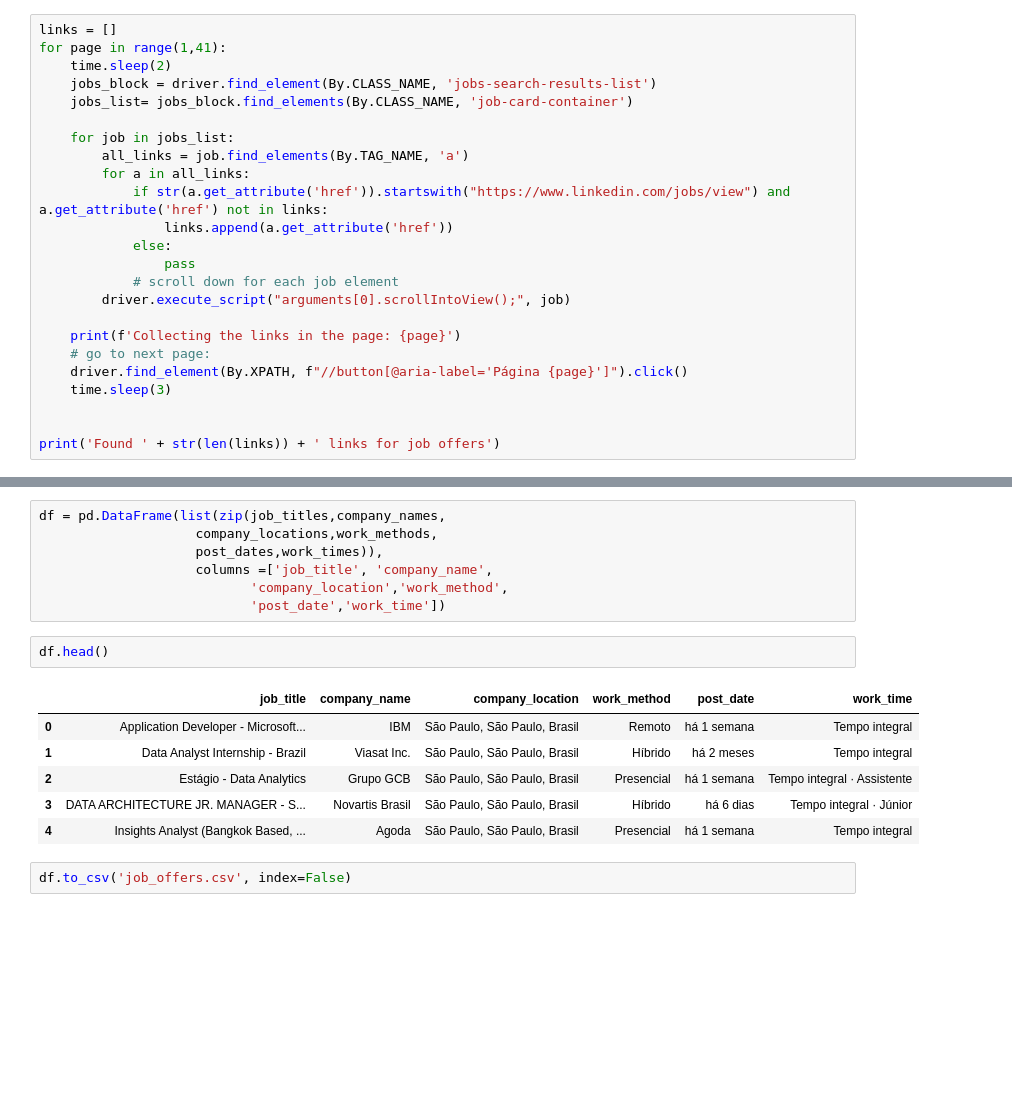
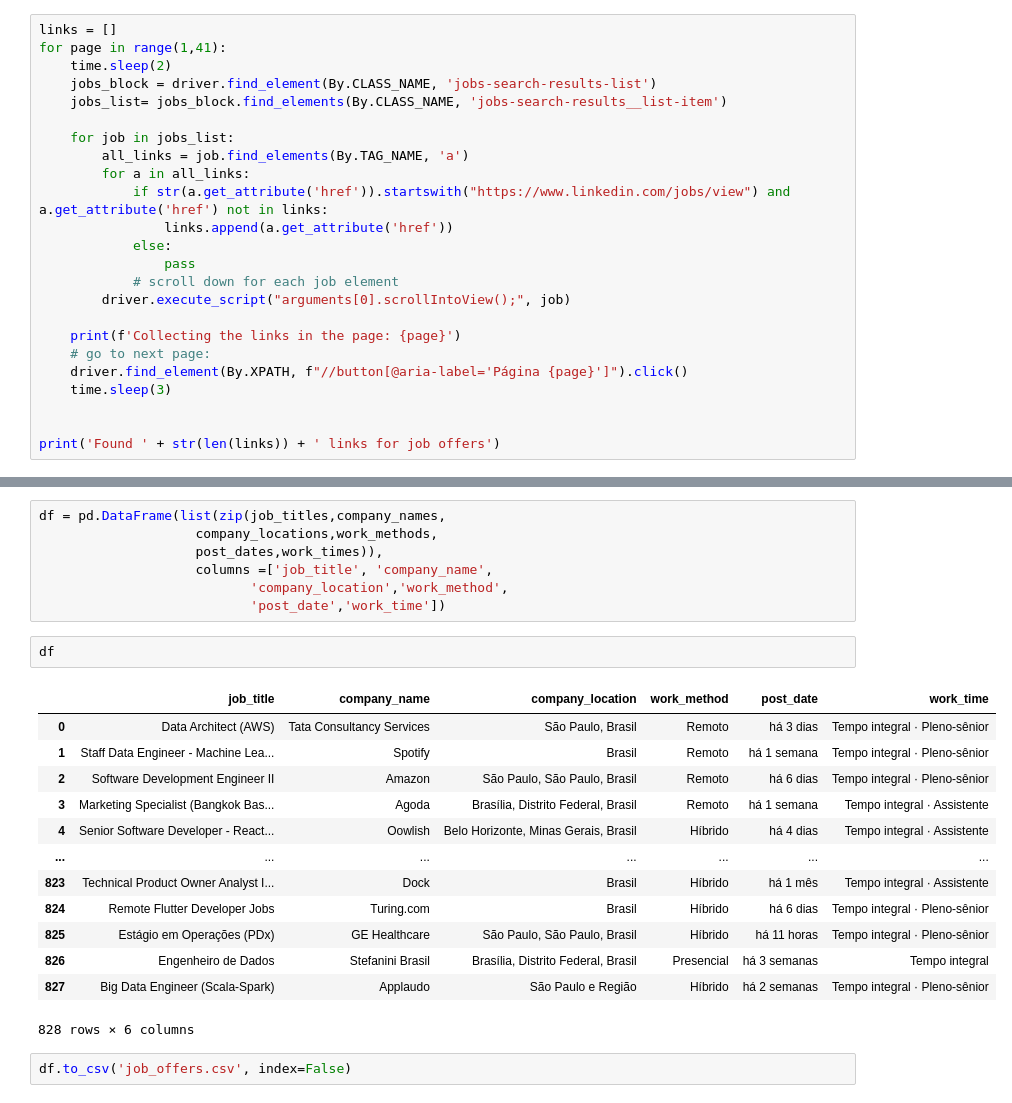
Before and after one commit to CarlosEduardoAS/analise-de-cargos-em-dados, a Jupyter notebook: coleta.ipynb, the cells around one changed output, grey strips where cells are left out. Drawn from its saved outputs; the diff is of its cells as text; blank space fills up the shorter version.

```diff
--- a/coleta.ipynb
+++ b/coleta.ipynb
@@ -36,7 +36,7 @@ links = []
 for page in range(1,41):
     time.sleep(2)
     jobs_block = driver.find_element(By.CLASS_NAME, 'jobs-search-results-list')
-    jobs_list= jobs_block.find_elements(By.CLASS_NAME, 'job-card-container')
+    jobs_list= jobs_block.find_elements(By.CLASS_NAME, 'jobs-search-results__list-item')
 
     for job in jobs_list:
         all_links = job.find_elements(By.TAG_NAME, 'a')
@@ -147,14 +147,21 @@ df = pd.DataFrame(list(zip(job_titles,company_names,
                            'company_location','work_method',
                            'post_date','work_time'])
 # %%
-df.head()
+df
 # %% [output]
 |  | job_title | company_name | company_location | work_method | post_date | work_time |
-| 0 | Application Developer - Microsoft... | IBM | São Paulo, São Paulo, Brasil | Remoto | há 1 semana | Tempo integral |
-| 1 | Data Analyst Internship - Brazil | Viasat Inc. | São Paulo, São Paulo, Brasil | Híbrido | há 2 meses | Tempo integral |
-| 2 | Estágio - Data Analytics | Grupo GCB | São Paulo, São Paulo, Brasil | Presencial | há 1 semana | Tempo integral · Assistente |
-| 3 | DATA ARCHITECTURE JR. MANAGER - S... | Novartis Brasil | São Paulo, São Paulo, Brasil | Híbrido | há 6 dias | Tempo integral · Júnior |
-| 4 | Insights Analyst (Bangkok Based, ... | Agoda | São Paulo, São Paulo, Brasil | Presencial | há 1 semana | Tempo integral |
+| 0 | Data Architect (AWS) | Tata Consultancy Services | São Paulo, Brasil | Remoto | há 3 dias | Tempo integral · Pleno-sênior |
+| 1 | Staff Data Engineer - Machine Lea... | Spotify | Brasil | Remoto | há 1 semana | Tempo integral · Pleno-sênior |
+| 2 | Software Development Engineer II | Amazon | São Paulo, São Paulo, Brasil | Remoto | há 6 dias | Tempo integral · Pleno-sênior |
+| 3 | Marketing Specialist (Bangkok Bas... | Agoda | Brasília, Distrito Federal, Brasil | Remoto | há 1 semana | Tempo integral · Assistente |
+| 4 | Senior Software Developer - React... | Oowlish | Belo Horizonte, Minas Gerais, Brasil | Híbrido | há 4 dias | Tempo integral · Assistente |
+| ... | ... | ... | ... | ... | ... | ... |
+| 823 | Technical Product Owner Analyst I... | Dock | Brasil | Híbrido | há 1 mês | Tempo integral · Assistente |
+| 824 | Remote Flutter Developer Jobs | Turing.com | Brasil | Híbrido | há 6 dias | Tempo integral · Pleno-sênior |
+| 825 | Estágio em Operações (PDx) | GE Healthcare | São Paulo, São Paulo, Brasil | Híbrido | há 11 horas | Tempo integral · Pleno-sênior |
+| 826 | Engenheiro de Dados | Stefanini Brasil | Brasília, Distrito Federal, Brasil | Presencial | há 3 semanas | Tempo integral |
+| 827 | Big Data Engineer (Scala-Spark) | Applaudo | São Paulo e Região | Híbrido | há 2 semanas | Tempo integral · Pleno-sênior |
+828 rows × 6 columns
 # %%
 df.to_csv('job_offers.csv', index=False)
 # %%
```
Also changed, not shown: parts of 4 cells of this notebook, 1 other file.
